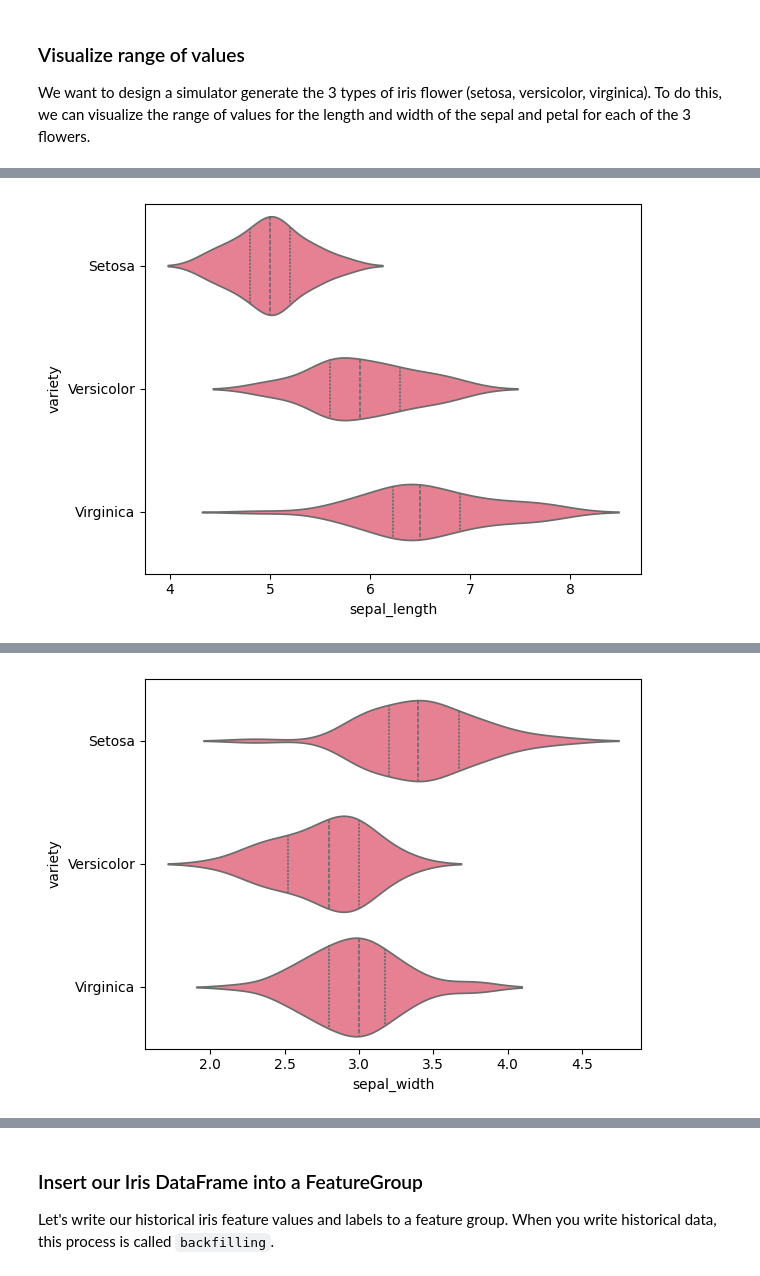
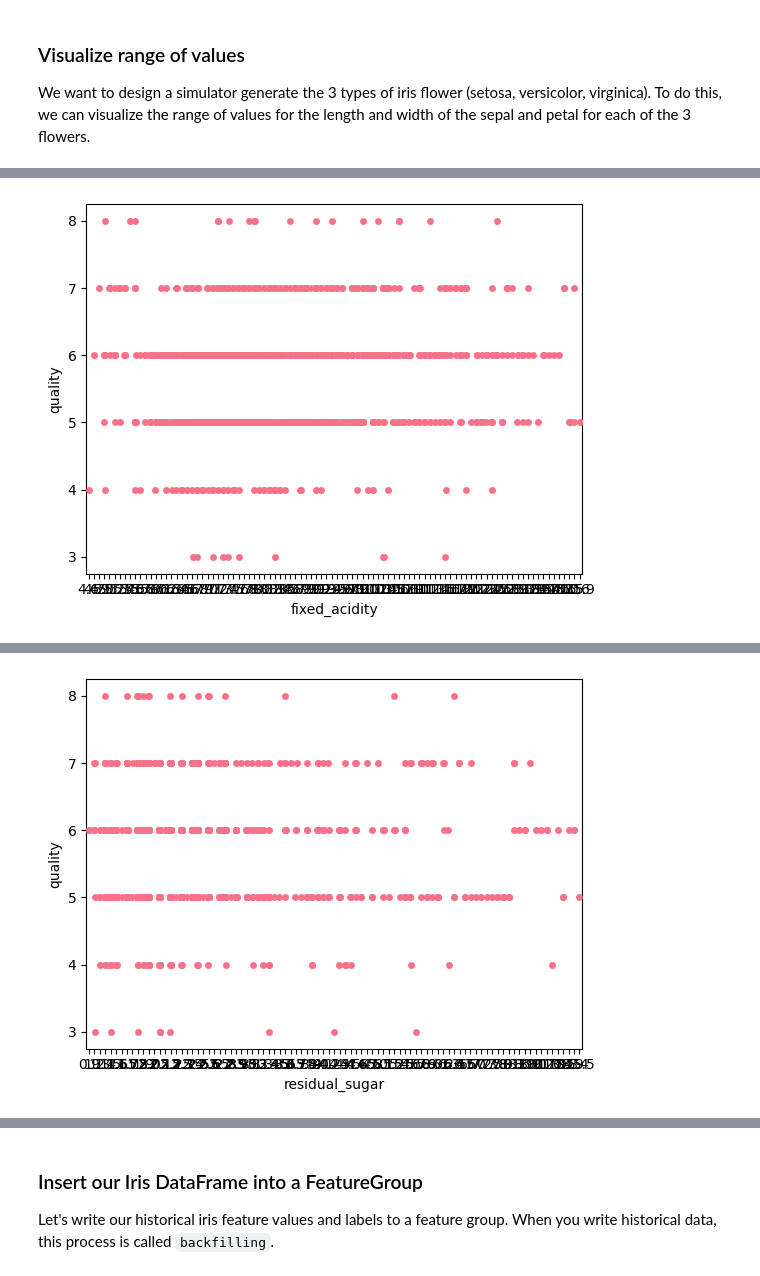
Before and after one commit to Epoxyra/id2223_lab1_wine, a Jupyter notebook: wine-eda-and-backfill-feature-group.ipynb, the cells around one changed output, grey strips where cells are left out. Drawn from its saved outputs; the diff is of its cells as text; code cells hidden in the pictures.

```diff
--- a/wine-eda-and-backfill-feature-group.ipynb
+++ b/wine-eda-and-backfill-feature-group.ipynb
@@ -17,6 +17,7 @@ Connected. Call `.close()` to terminate connection gracefully.
 Logged in to project, explore it here https://c.app.hopsworks.ai:443/p/196759
 Connected. Call `.close()` to terminate connection gracefully.
 # %%
-iris_df = pd.read_csv("winequality-red.csv")
-iris_df
+wine_df = pd.read_csv("winequality-red.csv")
+wine_df['quality'] = wine_df['quality'].astype('float64')
+wine_df
 # %% [output]
@@ -89,12 +94,15 @@ plt.show()
 We want to design a simulator generate the 3 types of iris flower (setosa, versicolor, virginica).
 To do this, we can visualize the range of values for the length and width of the sepal and petal for each of the 3 flowers.
 # %%
-g = sns.violinplot(y='variety', x='sepal_length', data=iris_df, inner='quartile')
+wine_df['quality'] = wine_df['quality'].astype(float)
+g = sns.stripplot(y='quality', x='fixed_acidity', data=wine_df, jitter=True)
 plt.show()
-g = sns.violinplot(y='variety', x='sepal_width', data=iris_df, inner='quartile')
+g = sns.stripplot(y='quality', x='residual_sugar', data=wine_df, jitter=True)
 plt.show()
-g = sns.violinplot(y='variety', x='petal_length', data=iris_df, inner='quartile')
+g = sns.stripplot(y='quality', x='free_sulfur_dioxide', data=wine_df, jitter=True)
 plt.show()
-g = sns.violinplot(y='variety', x='petal_width', data=iris_df, inner='quartile')
+g = sns.stripplot(y='quality', x='total_sulfur_dioxide', data=wine_df, jitter=True)
 plt.show()
+g = sns.stripplot(y='quality', x='alcohol', data=wine_df, jitter=True)
+plt.show()
 # %% [output]
@@ -101 +111 @@ plt.show()
-[figure, old version]
+[figure, new version]
@@ -102 +114 @@ plt.show()
-[figure, old version]
+[figure, new version]
```
Also changed, not shown: parts of 8 cells of this notebook.
